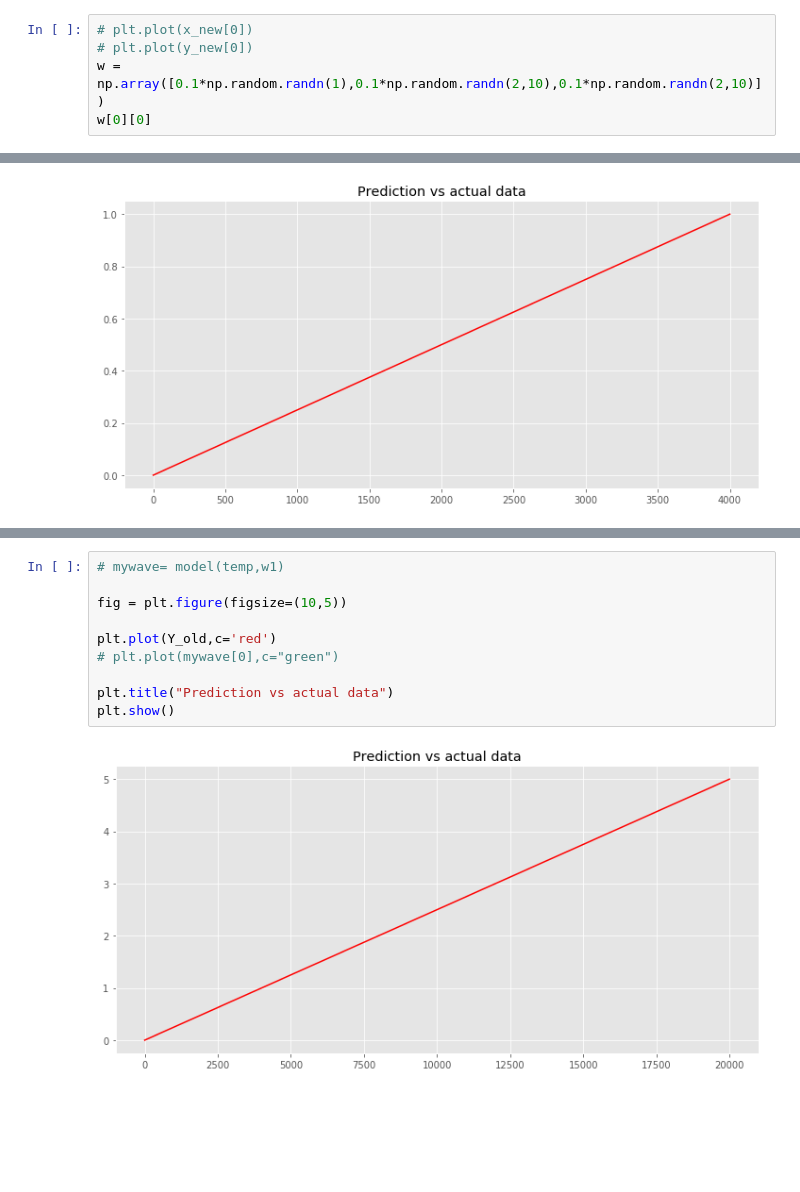
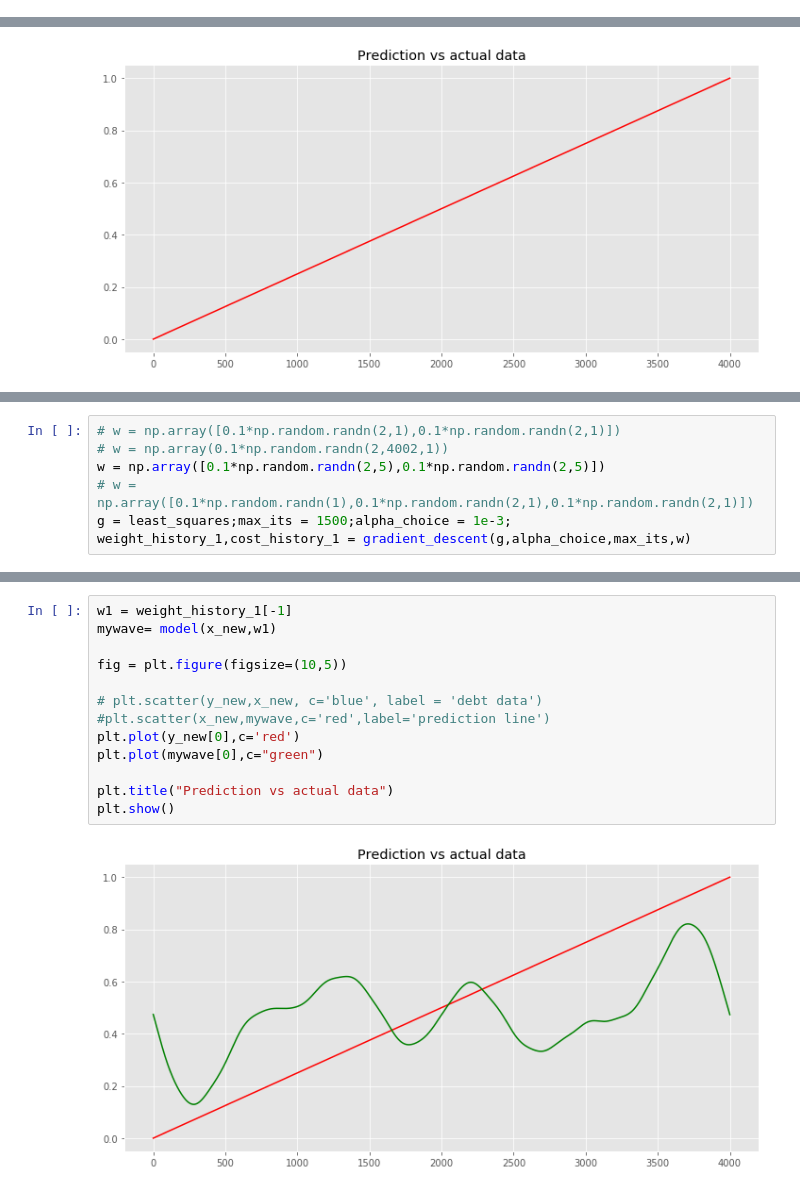
Before and after one commit to A-Gulati/Time_Series, a Jupyter notebook: notebooks/(4) RNN for cycle count.ipynb, the cells around one changed output, grey strips where cells are left out. Drawn from its saved outputs; the diff is of its cells as text; blank space fills up the shorter version.

```diff
--- a/notebooks/(4) RNN for cycle count.ipynb
+++ b/notebooks/(4) RNN for cycle count.ipynb
@@ -105,8 +105,3 @@ print(y_new.shape)
 # %% [output]
 (1, 4001)
 (1, 4001)
-# %%
-# plt.plot(x_new[0])
-# plt.plot(y_new[0])
-w = np.array([0.1*np.random.randn(1),0.1*np.random.randn(2,10),0.1*np.random.randn(2,10)])
-w[0][0]
@@ -203,0 +244,7 @@ temp.shape
+# %%
+# w = np.array([0.1*np.random.randn(2,1),0.1*np.random.randn(2,1)])
+# w = np.array(0.1*np.random.randn(2,4002,1))
+w = np.array([0.1*np.random.randn(2,5),0.1*np.random.randn(2,5)])
+# w = np.array([0.1*np.random.randn(1),0.1*np.random.randn(2,1),0.1*np.random.randn(2,1)])
+g = least_squares;max_its = 1500;alpha_choice = 1e-3;
+weight_history_1,cost_history_1 = gradient_descent(g,alpha_choice,max_its,w)
@@ -204,12 +261,15 @@ temp.shape
 # %%
-# mywave= model(temp,w1)
+w1 = weight_history_1[-1]
+mywave= model(x_new,w1)
 
 fig = plt.figure(figsize=(10,5))
 
-plt.plot(Y_old,c='red')
-# plt.plot(mywave[0],c="green")
+# plt.scatter(y_new,x_new, c='blue', label = 'debt data')
+#plt.scatter(x_new,mywave,c='red',label='prediction line')
+plt.plot(y_new[0],c='red')
+plt.plot(mywave[0],c="green")
 
 plt.title("Prediction vs actual data")
 plt.show()
 # %% [output]
-[figure, old version]
+[figure, new version]
```
Also changed, not shown: parts of 6 cells of this notebook.
